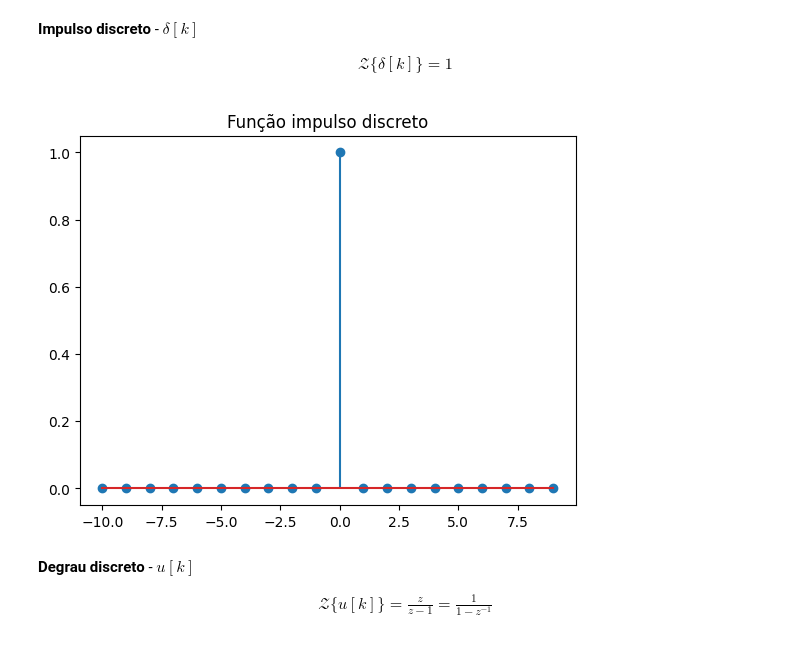
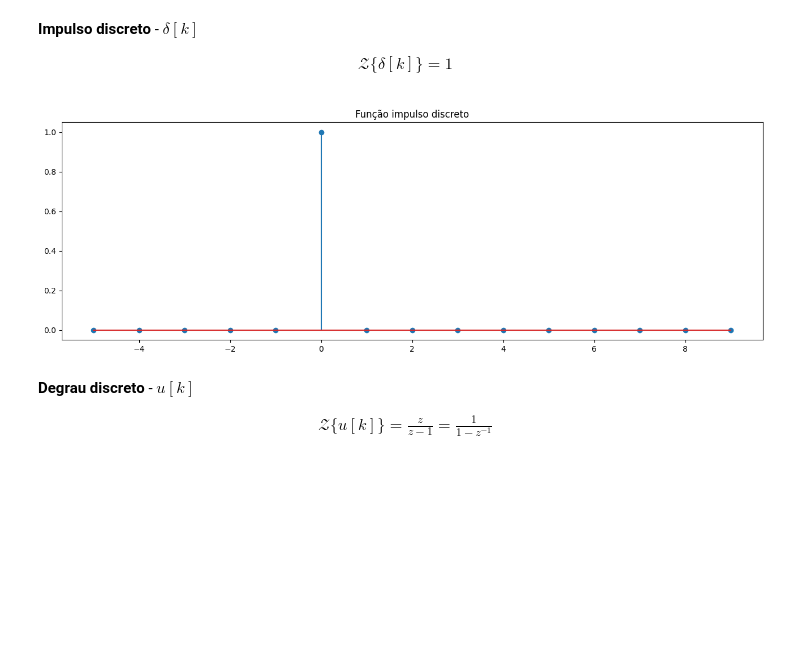
Before and after one commit to rsbayma/Controle-II, a Jupyter notebook: Controle digital/2 - Transformada Z.ipynb, the cells around one changed output. Cells and saved outputs as stored; diff of their text form; code cells hidden in the pictures; blank space fills up the shorter version.

```diff
--- a/Controle digital/2 - Transformada Z.ipynb
+++ b/Controle digital/2 - Transformada Z.ipynb
@@ -53,12 +64,13 @@ $$
 # %%
 import numpy as np
 from matplotlib import pyplot as plt
-k = np.arange(-10,10)
+k = np.arange(-5,10)
 delta = lambda k: k==0
+plt.figure(figsize=(16,5))
 plt.stem(k,delta(k))
 plt.title('Função impulso discreto');
 # %% [output]
-[figure, old version]
+[figure, new version]
 # %% [markdown]
 **Degrau discreto** - $u[k]$
 
```
Also changed, not shown: parts of 4 cells of this notebook, 1 other file.
